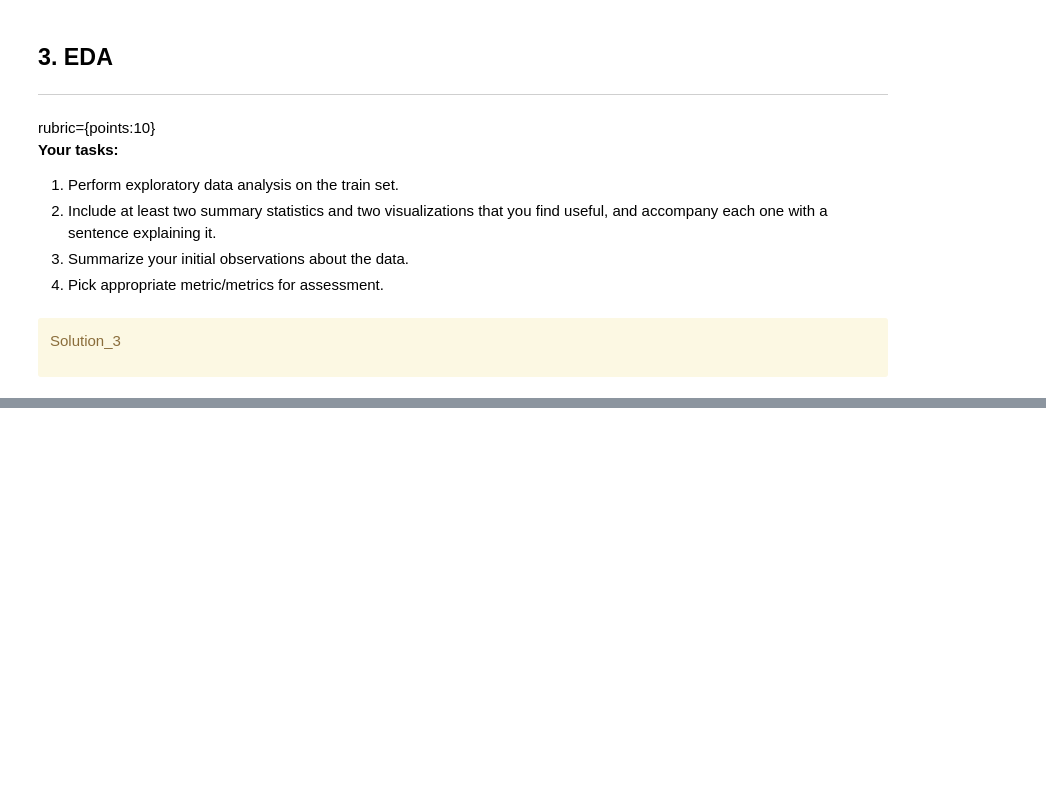
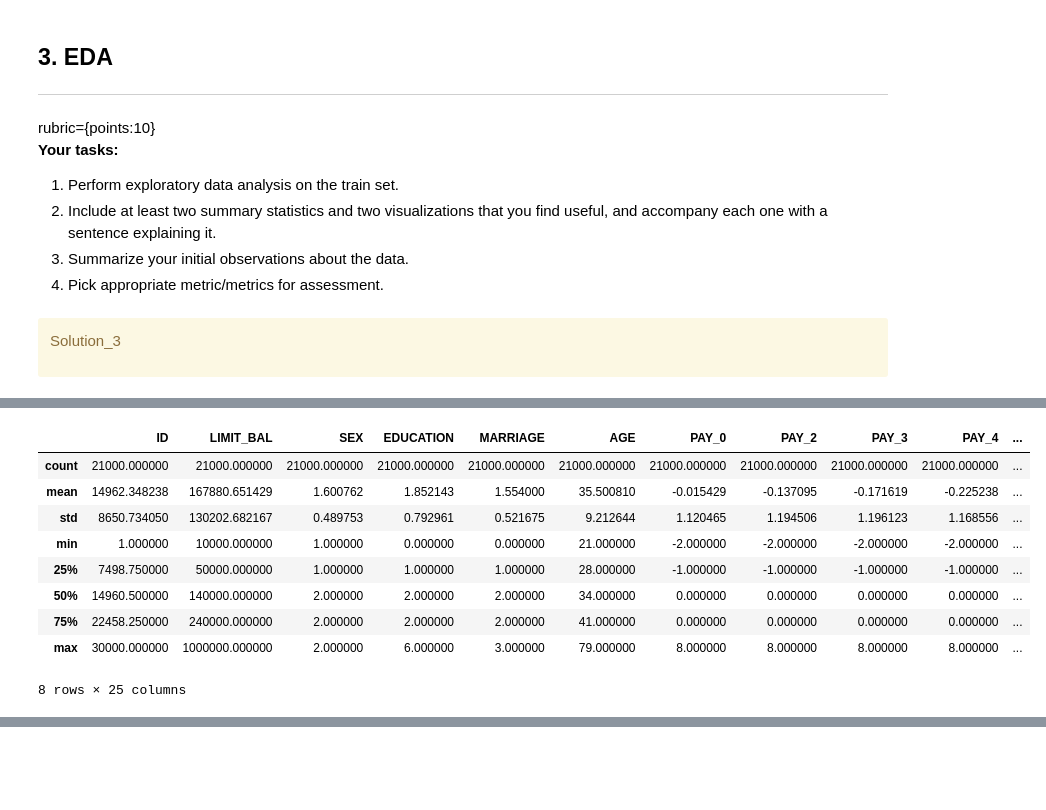
Before and after one commit to UBC-CS/cpsc330-2023s, a Jupyter notebook: hw/hw5/hw5.ipynb, the cells around one changed output, grey strips where cells are left out. Saved outputs shown, nothing was run; the diff lists cells and outputs as text; code cells hidden in the pictures; blank space fills up the shorter version.

```diff
--- a/hw/hw5/hw5.ipynb
+++ b/hw/hw5/hw5.ipynb
@@ -225,0 +209,13 @@ _Type your answer here, replacing this text._
+# %%
+train_df.describe()
+# %% [output]
+|  | ID | LIMIT_BAL | SEX | EDUCATION | MARRIAGE | AGE | PAY_0 | PAY_2 | PAY_3 | PAY_4 | ... |
+| count | 21000.000000 | 21000.000000 | 21000.000000 | 21000.000000 | 21000.000000 | 21000.000000 | 21000.000000 | 21000.000000 | 21000.000000 | 21000.000000 | ... |
+| mean | 14962.348238 | 167880.651429 | 1.600762 | 1.852143 | 1.554000 | 35.500810 | -0.015429 | -0.137095 | -0.171619 | -0.225238 | ... |
+| std | 8650.734050 | 130202.682167 | 0.489753 | 0.792961 | 0.521675 | 9.212644 | 1.120465 | 1.194506 | 1.196123 | 1.168556 | ... |
+| min | 1.000000 | 10000.000000 | 1.000000 | 0.000000 | 0.000000 | 21.000000 | -2.000000 | -2.000000 | -2.000000 | -2.000000 | ... |
+| 25% | 7498.750000 | 50000.000000 | 1.000000 | 1.000000 | 1.000000 | 28.000000 | -1.000000 | -1.000000 | -1.000000 | -1.000000 | ... |
+| 50% | 14960.500000 | 140000.000000 | 2.000000 | 2.000000 | 2.000000 | 34.000000 | 0.000000 | 0.000000 | 0.000000 | 0.000000 | ... |
+| 75% | 22458.250000 | 240000.000000 | 2.000000 | 2.000000 | 2.000000 | 41.000000 | 0.000000 | 0.000000 | 0.000000 | 0.000000 | ... |
+| max | 30000.000000 | 1000000.000000 | 2.000000 | 6.000000 | 3.000000 | 79.000000 | 8.000000 | 8.000000 | 8.000000 | 8.000000 | ... |
+8 rows × 25 columns
```
Also changed, not shown: parts of 107 cells of this notebook, 15 other files.
